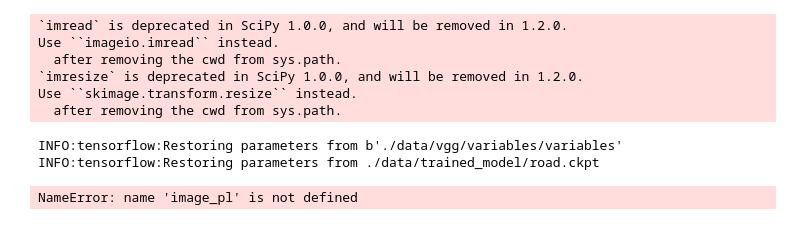
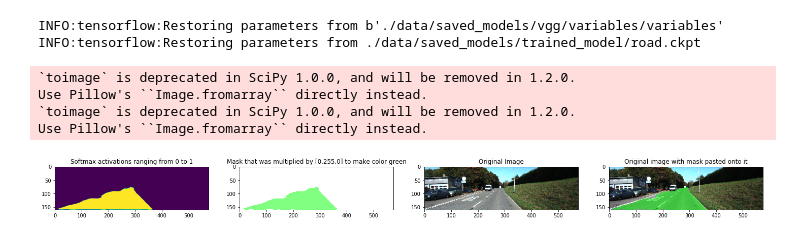
Before and after one commit to pablovela5620/CarND-Semantic-Segmentation, a Jupyter notebook: KITTI_Segmentation.ipynb, the cells around one changed output. Cells and saved outputs as stored; diff of their text form; code cells hidden in the pictures.

Commit message:
SINGLE_IMAGE_PREDICTION: Added more comments to how image is predicted and plots to better visualize results

```diff
--- a/KITTI_Segmentation.ipynb
+++ b/KITTI_Segmentation.ipynb
@@ -18,9 +20,9 @@ IMAGE_SHAPE = (156, 512)
 NUM_CLASSES = 2
 
 DATA_DIR = './data/'
-RUNS_DIR = './runs/'
-VGG_DIR = './data/vgg/'
-MODEL_DIR = './data/trained_model/road.ckpt'
+RUNS_DIR = './data/saved_runs/'
+VGG_DIR = './data/saved_models/vgg/'
+MODEL_DIR = './data/saved_models/trained_model/road.ckpt'
 # %%
 def load_vgg(sess, vgg_path):
     """
@@ -203,41 +197,61 @@ def predict_images():
 def predict_single_image(image_dir):
     image_shape = (160, 576)
 
-    image = scipy.misc.imresize(scipy.misc.imread(image_dir), image_shape)
+    # Read image from directory, convert it from BGR to RGB, resize it to image_shape
+    image = cv2.resize(cv2.cvtColor(cv2.imread(image_dir), cv2.COLOR_BGR2RGB), image_shape[::-1])
 
+    # Reset default graph and create session to ensure there are no errors
     tf.reset_default_graph()
     sess = tf.Session()
 
+    # Create stuff
     input_image, keep_prob, vgg_layer3_out, vgg_layer4_out, vgg_layer7_out = load_vgg(sess, VGG_DIR)
     last_layer = layers(vgg_layer3_out, vgg_layer4_out, vgg_layer7_out)
     logits = tf.reshape(last_layer, (-1, NUM_CLASSES))
 
+    # Load previously trained model
     saver = tf.train.Saver()
     saver.restore(sess, MODEL_DIR)
 
-    im_softmax = sess.run([tf.nn.softmax(logits)], {keep_prob: 1.0, image_pl: [image]})
+    # To visualize results
+    f, (ax1, ax2, ax3, ax4) = plt.subplots(1, 4, figsize=(25,15))
 
+    # Run image through graph and perform softmax activation on logits
+    im_softmax = sess.run([tf.nn.softmax(logits)], {keep_prob: 1.0, input_image: [image]})
+
+    # Softmax currently has shape (batch, imshape[0]*imshape[1], numclasses) or (1, 92160, 2)
+    # We reshape it into the same as the image in order to paste it
     im_softmax = im_softmax[0][:, 1].reshape(image_shape[0], image_shape[1])
+    ax1.imshow(im_softmax)
+    ax1.set_title('Softmax activations ranging from 0 to 1')
+
+    # Any value greater then 0.5 returns as True (1) and then is multiplied by an array of RGBA where
+    # A is the transperancy. Chosen color of green for the mask
     segmentation = (im_softmax > 0.5).reshape(image_shape[0], image_shape[1], 1)
     mask = np.dot(segmentation, np.array([[0, 255, 0, 127]]))
+    ax2.imshow(mask)
+    ax2.set_title('Mask that was multiplied by [0,255,0] to make color green')
+
+    #RGB and with transparency mask
     mask = scipy.misc.toimage(mask, mode="RGBA")
-    street_im = scipy.misc.toimage(image)
+    street_im = scipy.misc.toimage(image) # Convert image numpy array to PIL image in order to paste mask
+    ax3.imshow(street_im)
+    ax3.set_title('Original Image')
+
     street_im.paste(mask, box=None, mask=mask)
-
-    plt.imshow(street_im)
+    ax4.imshow(street_im)
+    ax4.set_title('Original image with mask pasted onto it')
 # %%
 # run()
 # predict_images()
 # %%
-image_dir = 'data/data_road/testing/image_2/um_000016.png'
+image_dir = 'data/images/testing/image_2/um_000016.png'
 predict_single_image(image_dir)
 # %% [output]
-`imread` is deprecated in SciPy 1.0.0, and will be removed in 1.2.0.
-Use ``imageio.imread`` instead.
-  after removing the cwd from sys.path.
-`imresize` is deprecated in SciPy 1.0.0, and will be removed in 1.2.0.
-Use ``skimage.transform.resize`` instead.
-  after removing the cwd from sys.path.
+INFO:tensorflow:Restoring parameters from b'./data/saved_models/vgg/variables/variables'
+INFO:tensorflow:Restoring parameters from ./data/saved_models/trained_model/road.ckpt
-INFO:tensorflow:Restoring parameters from b'./data/vgg/variables/variables'
-INFO:tensorflow:Restoring parameters from ./data/trained_model/road.ckpt
+`toimage` is deprecated in SciPy 1.0.0, and will be removed in 1.2.0.
+Use Pillow's ``Image.fromarray`` directly instead.
+`toimage` is deprecated in SciPy 1.0.0, and will be removed in 1.2.0.
+Use Pillow's ``Image.fromarray`` directly instead.
-NameError: name 'image_pl' is not defined
+[figure, added]
```
Also changed, not shown: parts of 3 cells of this notebook.
